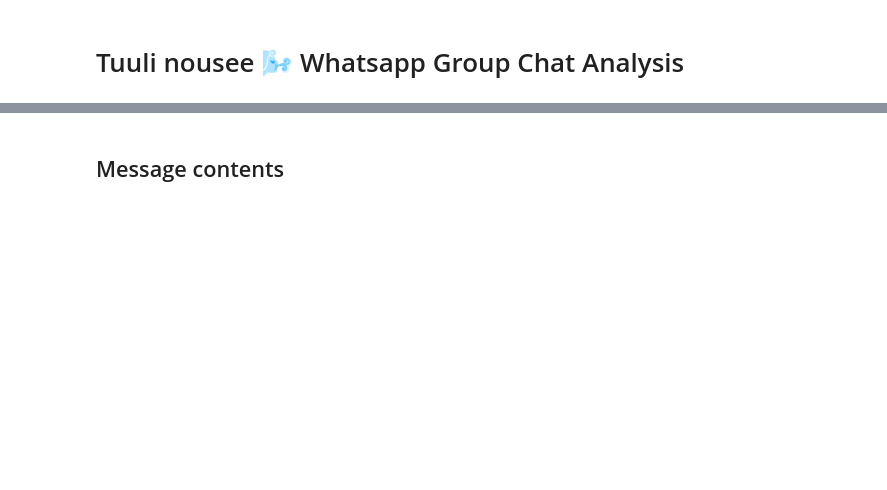
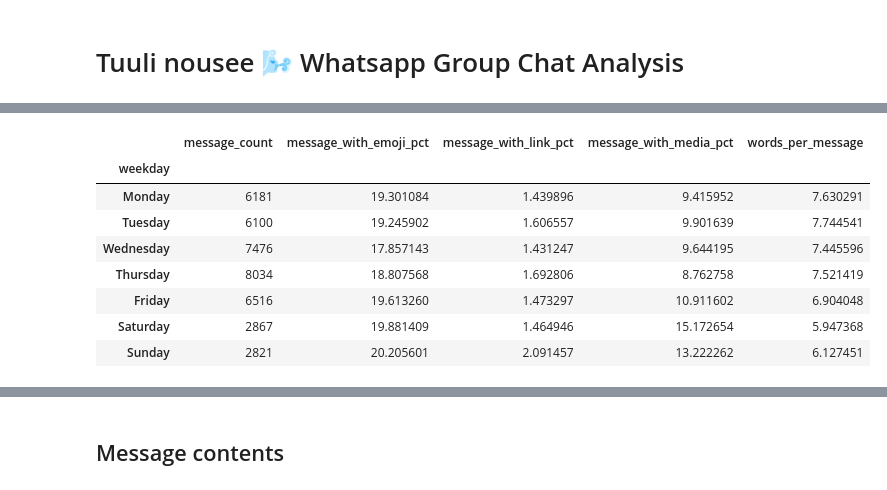
Before and after one commit to essiviippola/whatsapp-analysis, a Jupyter notebook: notebooks/whatsapp-analysis.ipynb, the cells around one changed output, grey strips where cells are left out. Cells and saved outputs as stored; diff of their text form; code cells hidden in the pictures; blank space fills up the shorter version.

```diff
--- a/notebooks/whatsapp-analysis.ipynb
+++ b/notebooks/whatsapp-analysis.ipynb
@@ -214,0 +163,18 @@ counts.sort_values(by = 'count', ascending = False).head(20)
+# %%
+# Messages by weekday
+
+weekdays = ['Monday', 'Tuesday', 'Wednesday', 'Thursday', 'Friday', 'Saturday', 'Sunday']
+messages_by_weekday = group_messages(df, 'weekday').reindex(weekdays)
+
+cols = ['message_count', 'message_with_emoji_pct', 'message_with_link_pct', 'message_with_media_pct', 'words_per_message']
+messages_by_weekday[cols]
+# %% [output]
+|  | message_count | message_with_emoji_pct | message_with_link_pct | message_with_media_pct | words_per_message |
+| weekday |  |  |  |  |  |
+| Monday | 6181 | 19.301084 | 1.439896 | 9.415952 | 7.630291 |
+| Tuesday | 6100 | 19.245902 | 1.606557 | 9.901639 | 7.744541 |
+| Wednesday | 7476 | 17.857143 | 1.431247 | 9.644195 | 7.445596 |
+| Thursday | 8034 | 18.807568 | 1.692806 | 8.762758 | 7.521419 |
+| Friday | 6516 | 19.613260 | 1.473297 | 10.911602 | 6.904048 |
+| Saturday | 2867 | 19.881409 | 1.464946 | 15.172654 | 5.947368 |
+| Sunday | 2821 | 20.205601 | 2.091457 | 13.222262 | 6.127451 |
```
Also changed, not shown: parts of 56 cells of this notebook, 4 other files.
